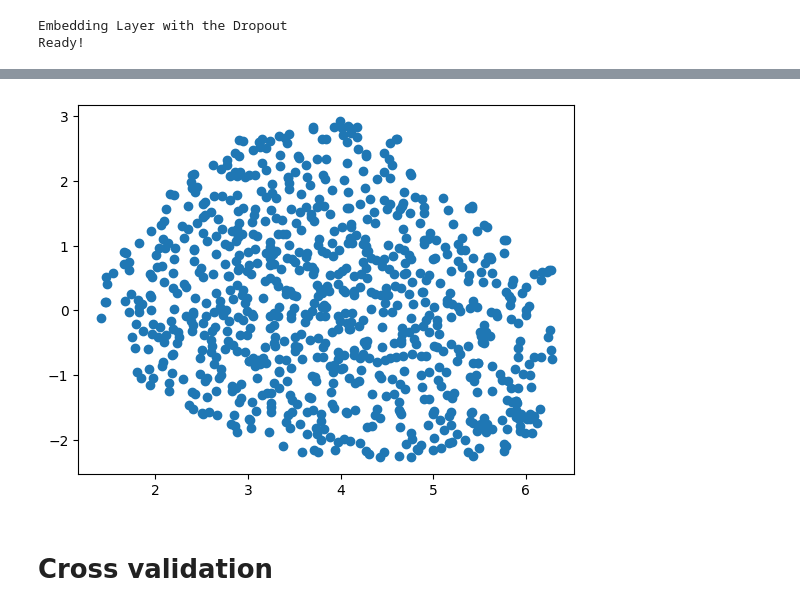
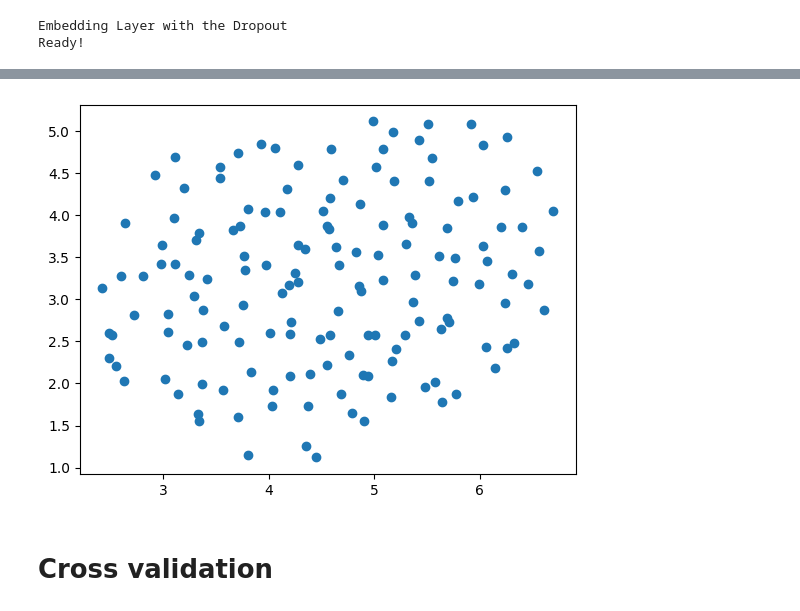
Before and after one commit to Lasse-mohr/fertility-prediction-challenge, a Jupyter notebook: train_finetune.ipynb, the cells around one changed output, grey strips where cells are left out. Saved outputs shown, nothing was run; the diff lists cells and outputs as text; code cells hidden in the pictures.

```diff
--- a/train_finetune.ipynb
+++ b/train_finetune.ipynb
@@ -93,16 +89,16 @@ See the caveats in the documentation: https://pandas.pydata.org/pandas-docs/stab
 # %%
 #ENCODING_SIZE = 64
 BATCH_SIZE = 8
-HIDDEN_SIZE = 96
-ENCODING_SIZE = 96
-NUM_HEADS = 8
+HIDDEN_SIZE = 64
+ENCODING_SIZE = 64
+NUM_HEADS = 4
 NUM_LAYERS = 4
 NUM_EPOCHS = 15
 DETECT_ANOMALY = False
 SEQ_LEN = data.seq_len
 VOCAB_SIZE = data.vocab_size
 
-LR = 5e-3
+LR = 7e-3
 
 assert HIDDEN_SIZE % NUM_HEADS == 0, "Check that the hidden size is divisible"
 print(SEQ_LEN)
@@ -135,11 +131,10 @@ class PreFerPredictor(nn.Module):
                             num_classes=2,
                             sequence_len=SEQ_LEN,
                             aium_dropout=0.3,
-                            diam_dropout=0.15,
-                            residual_dropout=0.15,
-                            embedding_dropout=0.25,
-                            mixup=None,
-                            beta=0.2).to(device)
+                            diam_dropout=0.1,
+                            residual_dropout=0.05,
+                            embedding_dropout=0.2,
+                            mixup=None).to(device)
         self.decoder = GRUDecoder(
             input_size=ENCODING_SIZE,
             hidden_size=HIDDEN_SIZE,
@@ -150,6 +145,7 @@ class PreFerPredictor(nn.Module):
             with_attention = True
         ).to(device)
 
+        self.enc_dropout = nn.Dropout(p=0.2)
     def forward(self, input_year, input_seq, labels):
         bs, ss = labels.size(0), 14
         input_year = input_year.reshape(-1).to(device)
@@ -157,6 +153,7 @@ class PreFerPredictor(nn.Module):
 
         encodings, _ = self.encoder(input_year, input_seq)#, y=labels.unsqueeze(-1).expand(-1, 14).reshape(-1), mixup_encoded=True)
         encodings = encodings.view(bs,ss, -1)
+        encodings = self.enc_dropout(encodings)
         mask = ~((input_seq == 101).sum(-1) == SEQ_LEN).view(bs,ss).detach()
 
         # Forward pass
@@ -169,14 +166,15 @@ model = PreFerPredictor().to(device)
 # Define loss function and optimizer for RNN
 loss_fn = nn.BCEWithLogitsLoss(pos_weight=torch.Tensor([1/0.2]).to(device))
 optimizer = torch.optim.RAdam(model.parameters() , lr=LR, weight_decay=1e-2, decoupled_weight_decay=True)
+#optimizer = torch.optim.SGD(model.parameters(), lr=LR, weight_decay=1e-2)
 scheduler = optim.lr_scheduler.CosineAnnealingLR(optimizer, T_max = NUM_EPOCHS, eta_min = 1e-4, last_epoch = -1)
 
 ## Stochaistic Weight Averaging
 #avg_fn = optim.swa_utils.get_swa_avg_fn()
-avg_fn = optim.swa_utils.get_ema_avg_fn(0.95)
+avg_fn = optim.swa_utils.get_ema_avg_fn(0.9)
 avg_model = optim.swa_utils.AveragedModel(model, avg_fn=avg_fn, use_buffers=False)#multi_avg_fn=optim.swa_utils.get_swa_multi_avg_fn())
-avg_start = 1
-avg_scheduler = optim.swa_utils.SWALR(optimizer, swa_lr=3e-3) #typically has a high lr
+avg_start = 3
+avg_scheduler = optim.swa_utils.SWALR(optimizer, swa_lr=1e-3) #typically has a high lr
 
 
 
@@ -331,14 +310,14 @@ CustomExcelFormer(
 # %%
 #import umap
 import umap.umap_ as umap
 import matplotlib.pyplot as plt
-w = avg_model.get_submodule("module").encoder.embedding.answer_embedding.weight.detach().cpu().numpy()
+w = avg_model.get_submodule("module").encoder.embedding.question_embedding.weight.detach().cpu().numpy()
 projector = umap.UMAP(n_components=2)
 wp = projector.fit_transform(w)
 plt.scatter(wp[:,0], wp[:,1])
 plt.show()
 # %% [output]
-[figure, old version]
+[figure, new version]
 # %% [markdown]
 # Cross validation
 # %%
```
Also changed, not shown: parts of 5 cells of this notebook.
